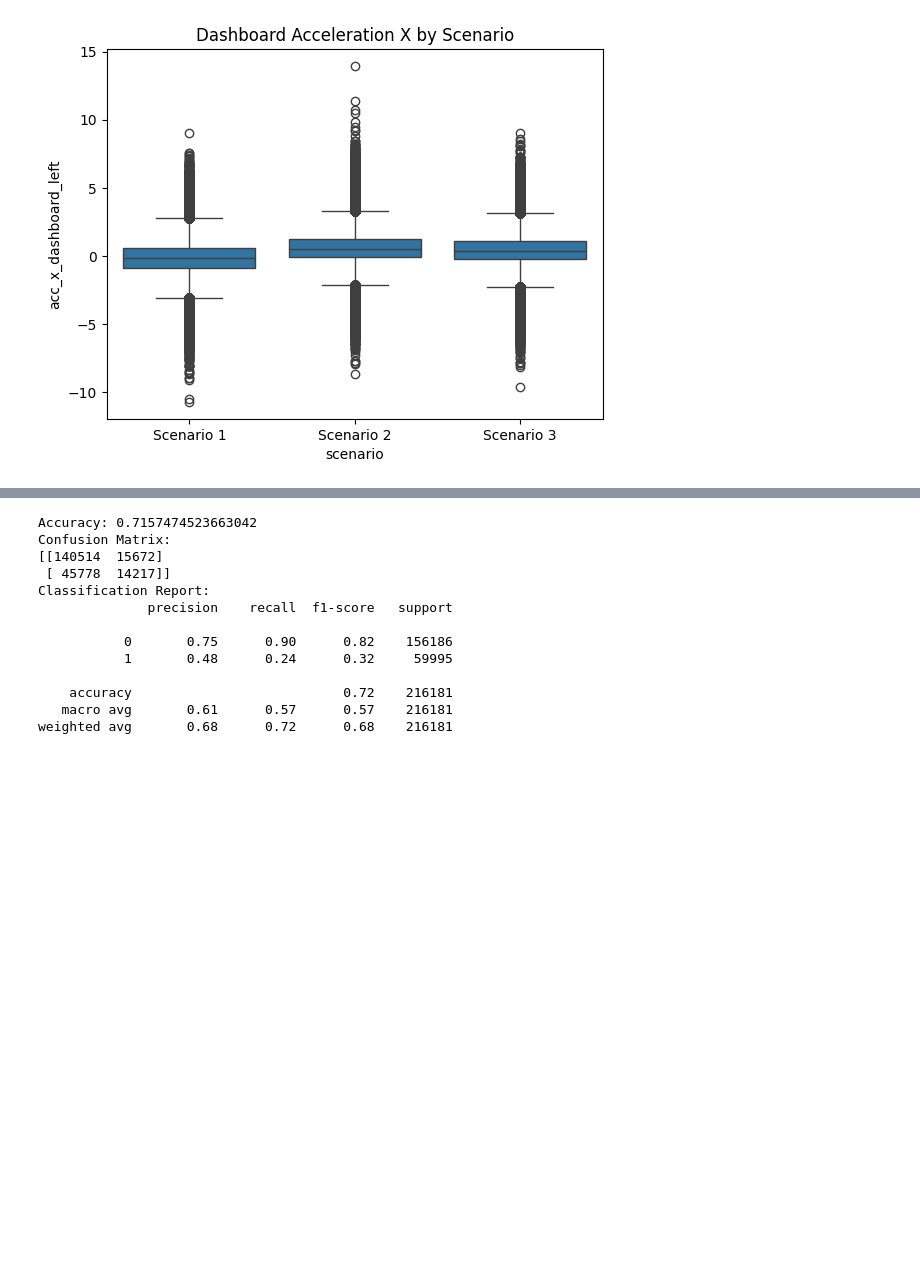
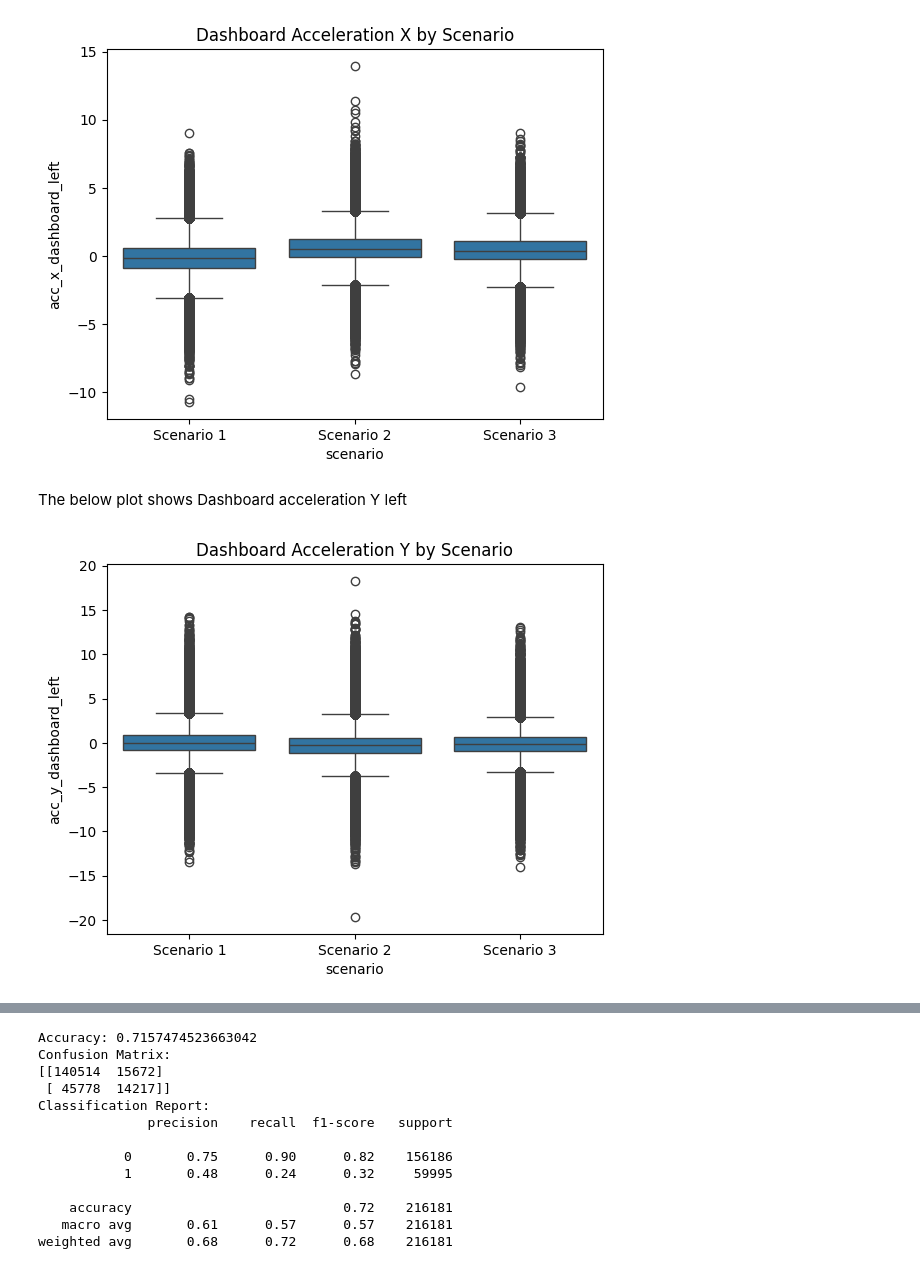
Before and after one commit to issa-ennab/Final-Team-Project-ML-IoT-Application, a Jupyter notebook: notebooks/03_random_forest.ipynb, the cells around one changed output, grey strips where cells are left out. Drawn from its saved outputs; the diff is of its cells as text; code cells hidden in the pictures; blank space fills up the shorter version.

```diff
--- a/notebooks/03_random_forest.ipynb
+++ b/notebooks/03_random_forest.ipynb
@@ -73,3 +74,11 @@ plt.title('Dashboard Acceleration X by Scenario')
 plt.show()
 # %% [output]
 [figure]
+# %% [markdown]
+The below plot shows Dashboard acceleration Y left
+# %%
+sns.boxplot(x='scenario', y='acc_y_dashboard_left', data=df)
+plt.title('Dashboard Acceleration Y by Scenario')
+plt.show()
+# %% [output]
+[figure, added]
```
Also changed, not shown: parts of 7 cells of this notebook.
